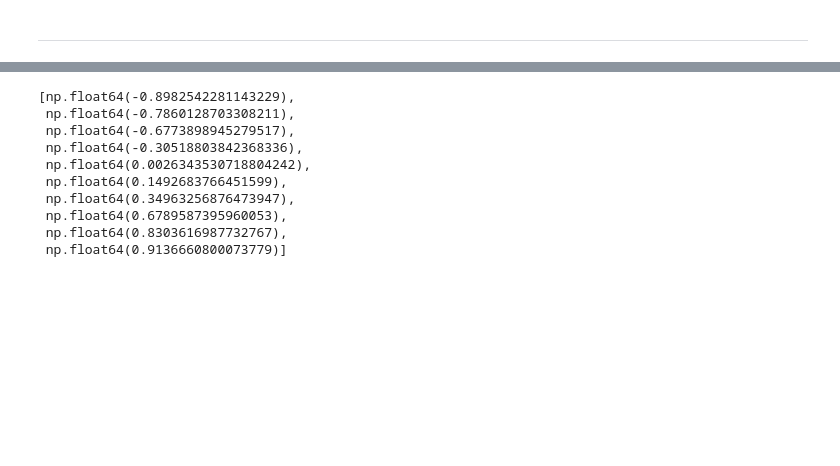
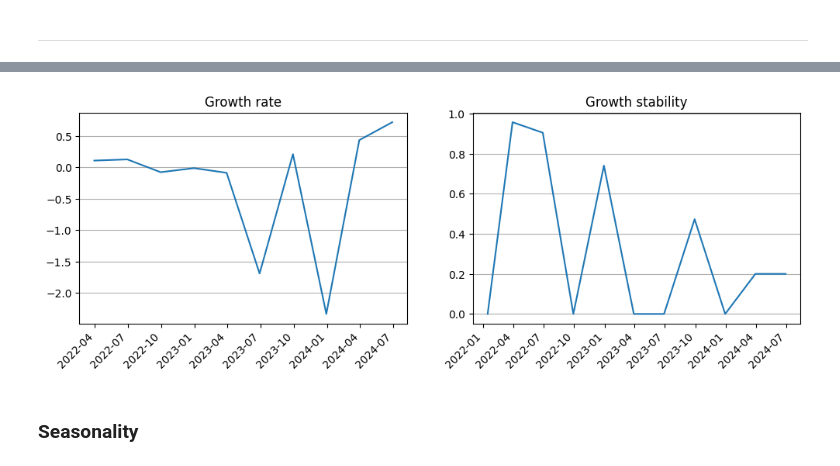
Before and after one commit to shvets-max/Stock-Analysis, a Jupyter notebook: scoring/experiment.ipynb, the cells around one changed output, grey strips where cells are left out. Cells and saved outputs as stored; diff of their text form; code cells hidden in the pictures; blank space fills up the shorter version.

```diff
--- a/scoring/experiment.ipynb
+++ b/scoring/experiment.ipynb
@@ -250,13 +256,15 @@ plt.show()
 # %%
-xpoints
+fig, axes = plt.subplots(1, 2, figsize=(12,4))
+
+axes[0].plot(perc_chg)
+axes[0].set_title("Growth rate")
+axes[1].plot(st_growth)
+axes[1].set_title("Growth stability")
+fig.autofmt_xdate(rotation=45)
+axes[0].grid(True, axis='y')
+axes[1].grid(True, axis='y')
+plt.show()
 # %% [output]
-[np.float64(-0.8982542281143229),
- np.float64(-0.7860128703308211),
- np.float64(-0.6773898945279517),
- np.float64(-0.30518803842368336),
- np.float64(0.0026343530718804242),
- np.float64(0.1492683766451599),
- np.float64(0.34963256876473947),
- np.float64(0.6789587395960053),
- np.float64(0.8303616987732767),
- np.float64(0.9136660800073779)]
+[figure, added]
+# %% [markdown]
+### Seasonality
```
Also changed, not shown: parts of 6 cells of this notebook, 11 other files.
